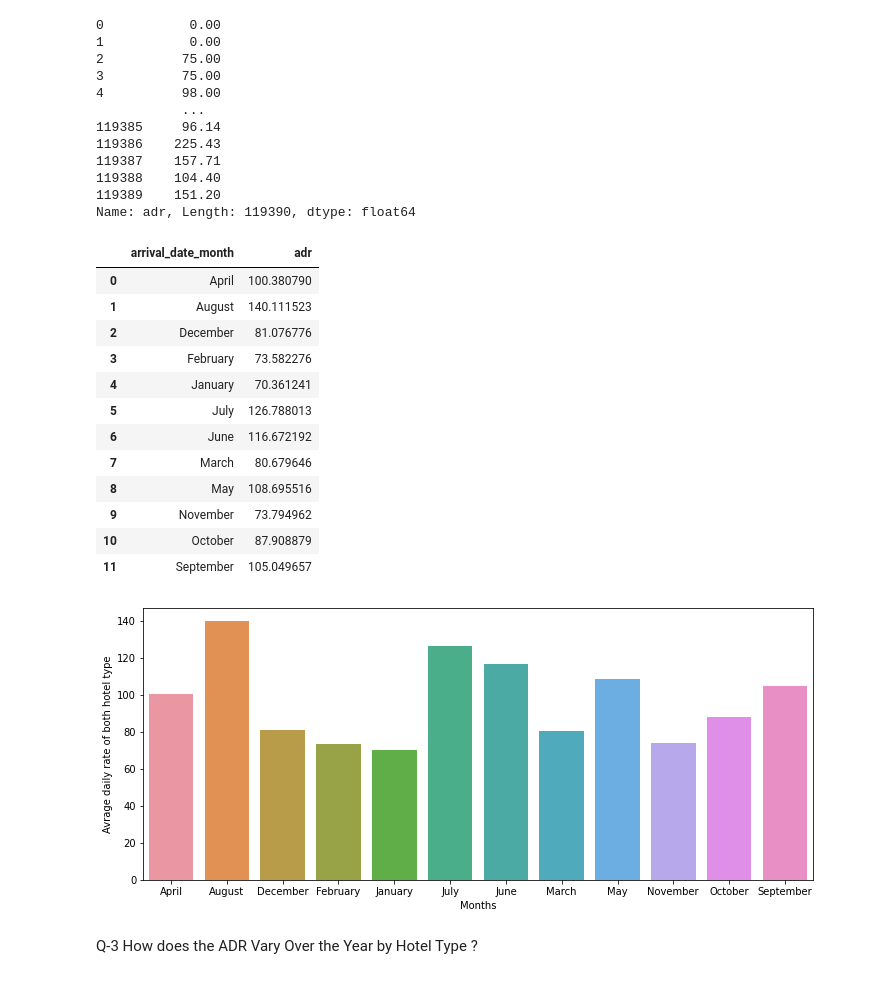
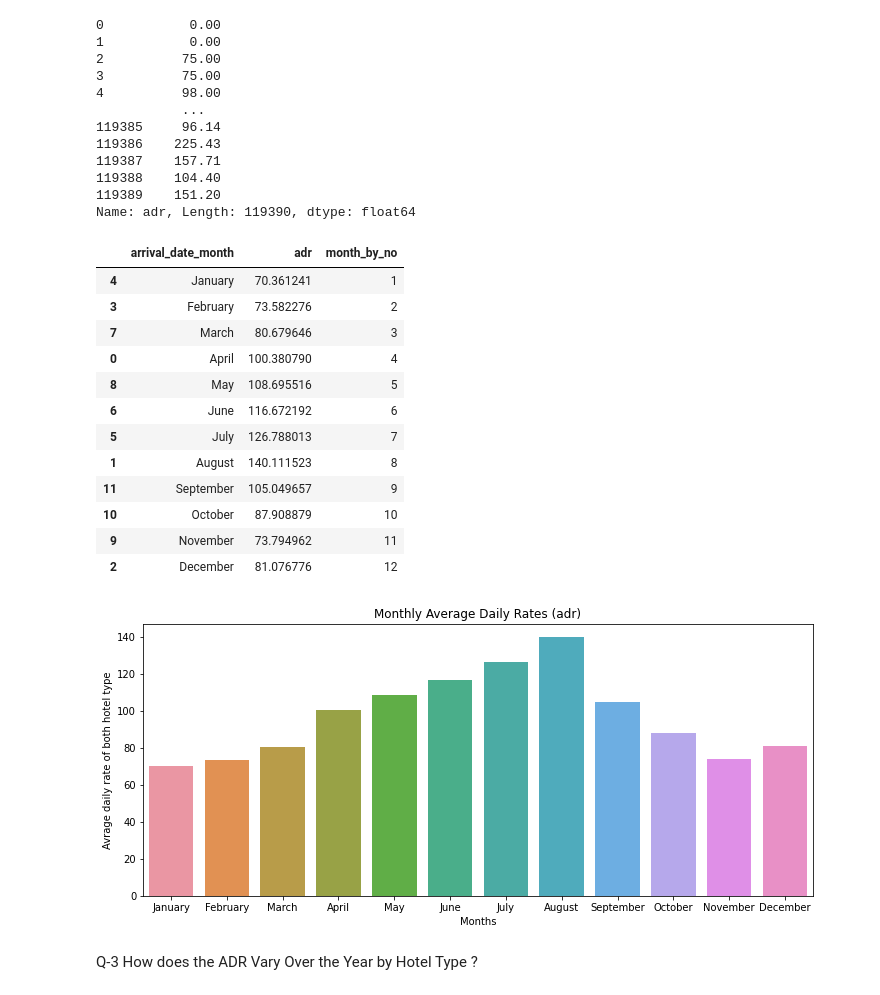
Before and after one commit to hitenmewada/Capstone-1-EDA_on_hotel_booking_dataset, a Jupyter notebook: Copy_of_Hotel_Booking_Analysis_Capstone_Project.ipynb, the cells around one changed output. Cells and saved outputs as stored; diff of their text form; code cells hidden in the pictures.

```diff
--- a/Copy_of_Hotel_Booking_Analysis_Capstone_Project.ipynb
+++ b/Copy_of_Hotel_Booking_Analysis_Capstone_Project.ipynb
@@ -234,16 +206,18 @@ monthly_adr = hotel_df.groupby('arrival_date_month')['adr'].mean().reset_index()
+# %%
+monthly_adr.sort_values('month_by_no',inplace=True)
 # %%
 monthly_adr
 # %% [output]
-|  | arrival_date_month | adr |
-| 0 | April | 100.380790 |
-| 1 | August | 140.111523 |
-| 2 | December | 81.076776 |
-| 3 | February | 73.582276 |
-| 4 | January | 70.361241 |
-| 5 | July | 126.788013 |
-| 6 | June | 116.672192 |
-| 7 | March | 80.679646 |
-| 8 | May | 108.695516 |
-| 9 | November | 73.794962 |
-| 10 | October | 87.908879 |
-| 11 | September | 105.049657 |
+|  | arrival_date_month | adr | month_by_no |
+| 4 | January | 70.361241 | 1 |
+| 3 | February | 73.582276 | 2 |
+| 7 | March | 80.679646 | 3 |
+| 0 | April | 100.380790 | 4 |
+| 8 | May | 108.695516 | 5 |
+| 6 | June | 116.672192 | 6 |
+| 5 | July | 126.788013 | 7 |
+| 1 | August | 140.111523 | 8 |
+| 11 | September | 105.049657 | 9 |
+| 10 | October | 87.908879 | 10 |
+| 9 | November | 73.794962 | 11 |
+| 2 | December | 81.076776 | 12 |
@@ -252,11 +224,12 @@ monthly_adr['month_by_no'] = monthly_adr['arrival_date_month'].apply(lambda x :e
 # %%
 plt.figure(figsize=(12,5))
 sns.barplot(x="arrival_date_month",y="adr",data=monthly_adr)
 plt.xlabel('Months')
 plt.ylabel('Avrage daily rate of both hotel type')
+plt.title('Monthly Average Daily Rates (adr)')
 plt.show()
 # %% [output]
-[figure, old version]
+[figure, new version]
 # %% [markdown]
 Q-3 How does the ADR Vary Over the Year by Hotel Type ?
 # %%
```
Also changed, not shown: parts of 36 cells of this notebook.
